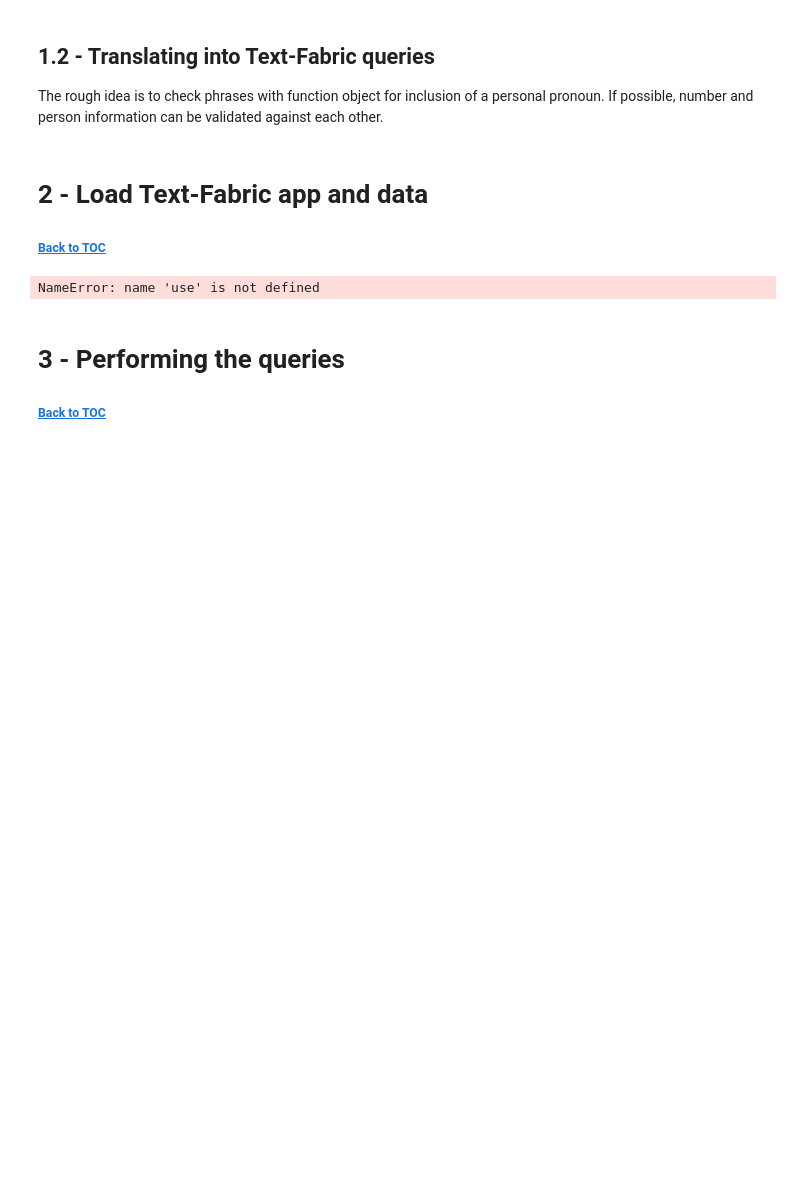
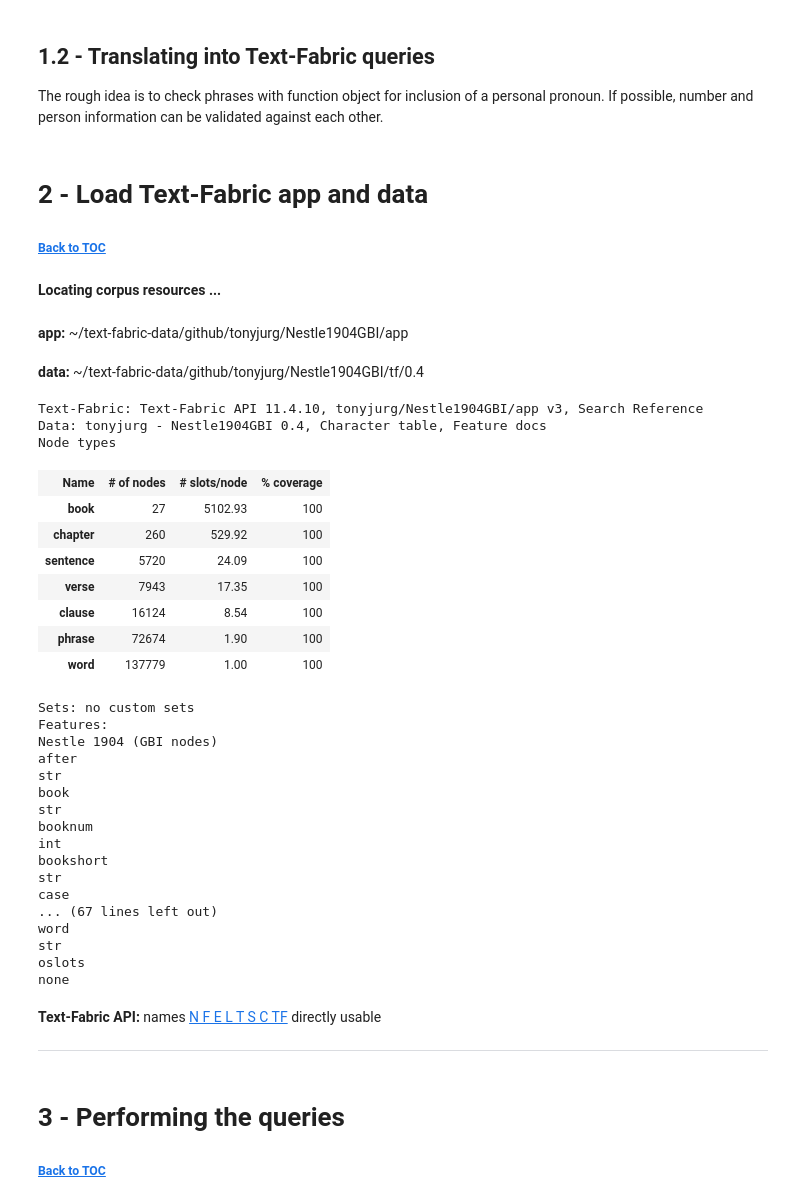
Before and after one commit to tonyjurg/Nestle1904GBI, a Jupyter notebook: docs/usecases/pronominal_redundancy.ipynb, the cells around one changed output. Cells and saved outputs as stored; diff of their text form; code cells hidden in the pictures; blank space fills up the shorter version.

```diff
--- a/docs/usecases/pronominal_redundancy.ipynb
+++ b/docs/usecases/pronominal_redundancy.ipynb
@@ -49,9 +49,40 @@ from tf.fabric import Fabric
 from tf.app import use
 # %%
 # load the N1904 app and data
-N1904 = use ("tonyjurg/Nestle1904GBI", version="0.3", hoist=globals())
+N1904 = use ("tonyjurg/Nestle1904GBI", version="0.4", hoist=globals())
 # %% [output]
+**Locating corpus resources ...**
+app: ~/text-fabric-data/github/tonyjurg/Nestle1904GBI/app
+data: ~/text-fabric-data/github/tonyjurg/Nestle1904GBI/tf/0.4
-NameError: name 'use' is not defined
+Text-Fabric: Text-Fabric API 11.4.10, tonyjurg/Nestle1904GBI/app v3, Search Reference
+Data: tonyjurg - Nestle1904GBI 0.4, Character table, Feature docs
+Node types
+| Name | # of nodes | # slots/node | % coverage |
+| book | 27 | 5102.93 | 100 |
+| chapter | 260 | 529.92 | 100 |
+| sentence | 5720 | 24.09 | 100 |
+| verse | 7943 | 17.35 | 100 |
+| clause | 16124 | 8.54 | 100 |
+| phrase | 72674 | 1.90 | 100 |
+| word | 137779 | 1.00 | 100 |
+Sets: no custom sets
+Features:
+Nestle 1904 (GBI nodes)
+after
+str
+book
+str
+booknum
+int
+bookshort
+str
+case
+... (67 lines left out)
+word
+str
+oslots
+none
+Text-Fabric API: names N F E L T S C TF directly usable
 # %%
 # The following will push the Text-Fabric stylesheet to this notebook (to facilitate proper display with notebook viewer)
 N1904.dh(N1904.getCss())
```
Also changed, not shown: 16 other files.
